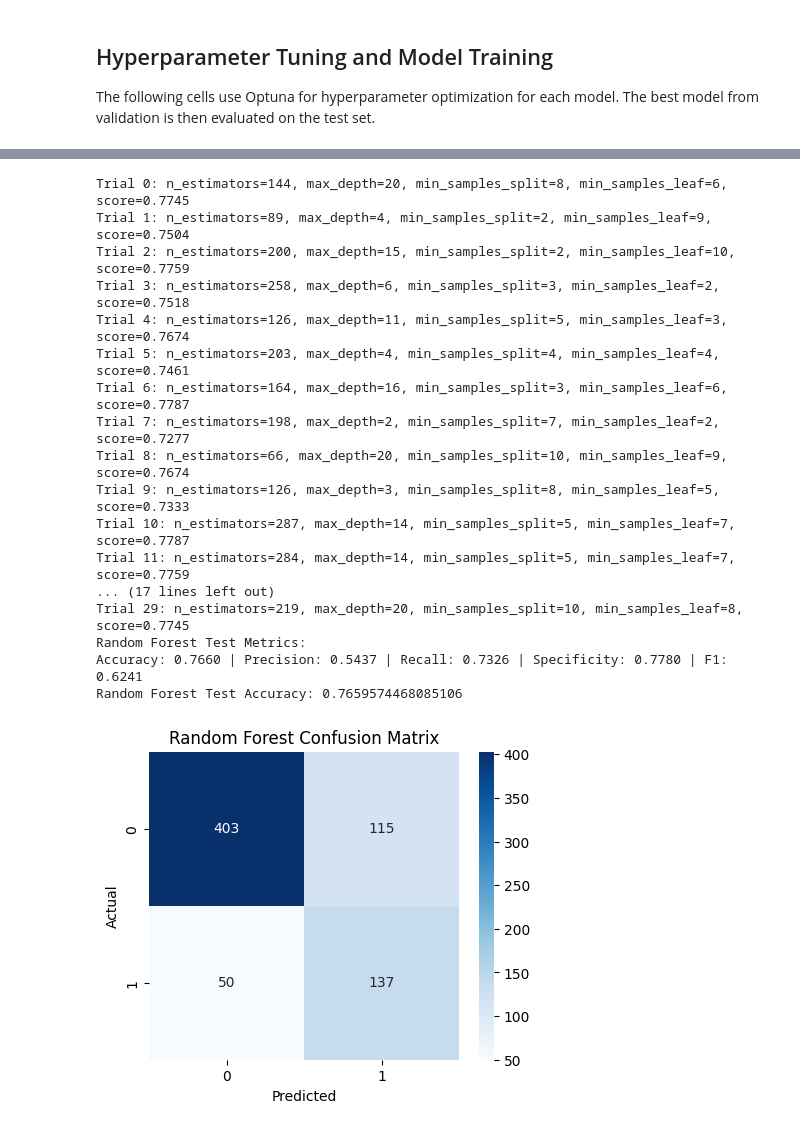
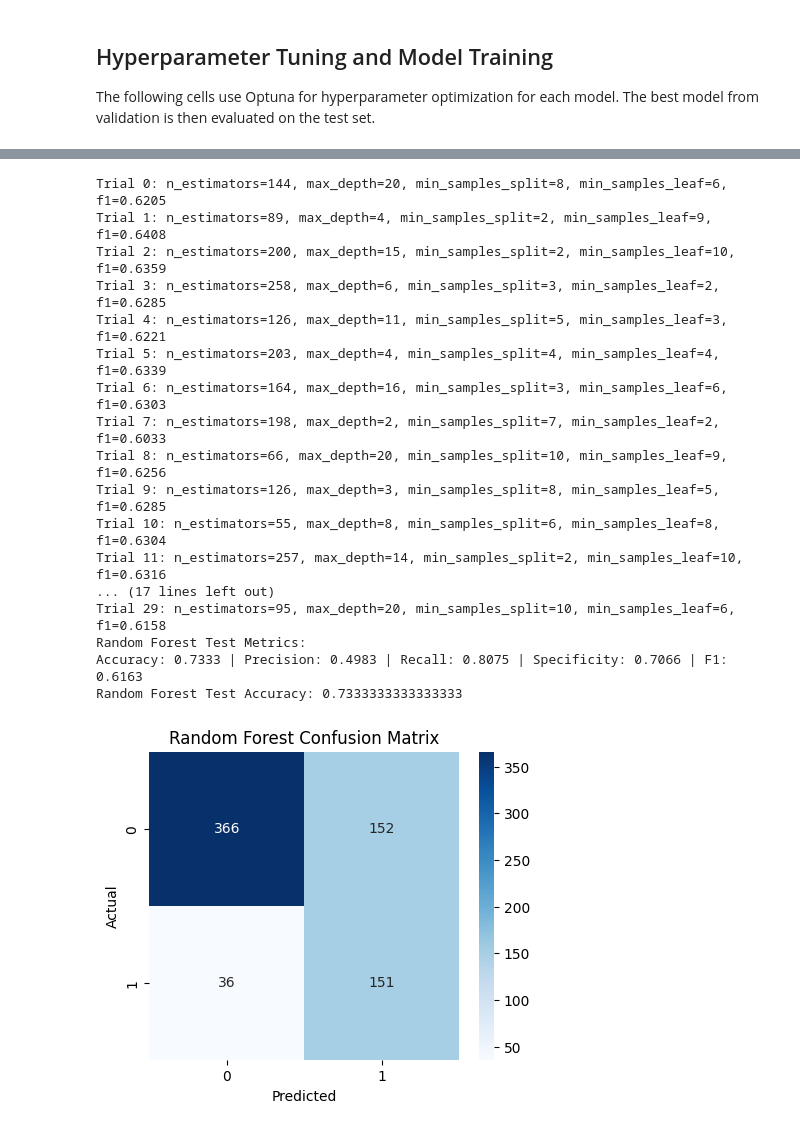
Before and after one commit to shreyaslshah/ecs221, a Jupyter notebook: models-oversampling.ipynb, the cells around one changed output, grey strips where cells are left out. Saved outputs shown, nothing was run; the diff lists cells and outputs as text; code cells hidden in the pictures.

Commit message:
changed optuna from accuracy to f1

```diff
--- a/models-oversampling.ipynb
+++ b/models-oversampling.ipynb
@@ -332,8 +375,8 @@ def objective_rf(trial):
     )
     clf.fit(X_train_proc, y_train)
     y_pred = clf.predict(X_val_proc)
-    score = accuracy_score(y_val, y_pred)
-    print(f'Trial {trial.number}: n_estimators={n_estimators}, max_depth={max_depth}, min_samples_split={min_samples_split}, min_samples_leaf={min_samples_leaf}, score={score:.4f}')
+    score = f1_score(y_val, y_pred, pos_label='Yes', zero_division=0)
+    print(f'Trial {trial.number}: n_estimators={n_estimators}, max_depth={max_depth}, min_samples_split={min_samples_split}, min_samples_leaf={min_samples_leaf}, f1={score:.4f}')
     return score
 
 study_rf = optuna.create_study(direction='maximize', sampler=optuna.samplers.TPESampler(seed=SEED))
@@ -345,46 +388,46 @@ best_rf.fit(X_train_proc, y_train)
 y_test_pred_rf = best_rf.predict(X_test_proc)
 y_test_proba_rf = best_rf.predict_proba(X_test_proc)[:, 1]
 
 print('Random Forest Test Metrics:')
 print_metrics(y_test, y_test_pred_rf, pos_label='Yes')
 
 print('Random Forest Test Accuracy:', accuracy_score(y_test, y_test_pred_rf))
 # Confusion Matrix
 cm = confusion_matrix(y_test, y_test_pred_rf)
 plt.figure(figsize=(5,4))
 sns.heatmap(cm, annot=True, fmt='d', cmap='Blues')
 plt.title('Random Forest Confusion Matrix')
 plt.xlabel('Predicted')
 plt.ylabel('Actual')
 plt.show()
 
 # ROC Curve and AUC
 fpr, tpr, _ = roc_curve(y_test, y_test_proba_rf, pos_label='Yes')
 auc = roc_auc_score(y_test, y_test_proba_rf)
 plt.figure(figsize=(6,5))
 plt.plot(fpr, tpr, label=f'AUC = {auc:.2f}')
 plt.plot([0,1], [0,1], 'k--')
 plt.xlabel('False Positive Rate')
 plt.ylabel('True Positive Rate')
 plt.title('Random Forest ROC Curve')
 plt.legend()
 plt.show()
 # %% [output]
-Trial 0: n_estimators=144, max_depth=20, min_samples_split=8, min_samples_leaf=6, score=0.7745
-Trial 1: n_estimators=89, max_depth=4, min_samples_split=2, min_samples_leaf=9, score=0.7504
-Trial 2: n_estimators=200, max_depth=15, min_samples_split=2, min_samples_leaf=10, score=0.7759
-Trial 3: n_estimators=258, max_depth=6, min_samples_split=3, min_samples_leaf=2, score=0.7518
-Trial 4: n_estimators=126, max_depth=11, min_samples_split=5, min_samples_leaf=3, score=0.7674
-Trial 5: n_estimators=203, max_depth=4, min_samples_split=4, min_samples_leaf=4, score=0.7461
-Trial 6: n_estimators=164, max_depth=16, min_samples_split=3, min_samples_leaf=6, score=0.7787
-Trial 7: n_estimators=198, max_depth=2, min_samples_split=7, min_samples_leaf=2, score=0.7277
-Trial 8: n_estimators=66, max_depth=20, min_samples_split=10, min_samples_leaf=9, score=0.7674
-Trial 9: n_estimators=126, max_depth=3, min_samples_split=8, min_samples_leaf=5, score=0.7333
-Trial 10: n_estimators=287, max_depth=14, min_samples_split=5, min_samples_leaf=7, score=0.7787
-Trial 11: n_estimators=284, max_depth=14, min_samples_split=5, min_samples_leaf=7, score=0.7759
+Trial 0: n_estimators=144, max_depth=20, min_samples_split=8, min_samples_leaf=6, f1=0.6205
+Trial 1: n_estimators=89, max_depth=4, min_samples_split=2, min_samples_leaf=9, f1=0.6408
+Trial 2: n_estimators=200, max_depth=15, min_samples_split=2, min_samples_leaf=10, f1=0.6359
+Trial 3: n_estimators=258, max_depth=6, min_samples_split=3, min_samples_leaf=2, f1=0.6285
+Trial 4: n_estimators=126, max_depth=11, min_samples_split=5, min_samples_leaf=3, f1=0.6221
+Trial 5: n_estimators=203, max_depth=4, min_samples_split=4, min_samples_leaf=4, f1=0.6339
+Trial 6: n_estimators=164, max_depth=16, min_samples_split=3, min_samples_leaf=6, f1=0.6303
+Trial 7: n_estimators=198, max_depth=2, min_samples_split=7, min_samples_leaf=2, f1=0.6033
+Trial 8: n_estimators=66, max_depth=20, min_samples_split=10, min_samples_leaf=9, f1=0.6256
+Trial 9: n_estimators=126, max_depth=3, min_samples_split=8, min_samples_leaf=5, f1=0.6285
+Trial 10: n_estimators=55, max_depth=8, min_samples_split=6, min_samples_leaf=8, f1=0.6304
+Trial 11: n_estimators=257, max_depth=14, min_samples_split=2, min_samples_leaf=10, f1=0.6316
 ... (17 lines left out)
-Trial 29: n_estimators=219, max_depth=20, min_samples_split=10, min_samples_leaf=8, score=0.7745
+Trial 29: n_estimators=95, max_depth=20, min_samples_split=10, min_samples_leaf=6, f1=0.6158
 Random Forest Test Metrics:
-Accuracy: 0.7660 | Precision: 0.5437 | Recall: 0.7326 | Specificity: 0.7780 | F1: 0.6241
-Random Forest Test Accuracy: 0.7659574468085106
+Accuracy: 0.7333 | Precision: 0.4983 | Recall: 0.8075 | Specificity: 0.7066 | F1: 0.6163
+Random Forest Test Accuracy: 0.7333333333333333
-[figure, old version]
+[figure, new version]
```
Also changed, not shown: parts of 12 cells of this notebook, 3 other files.
